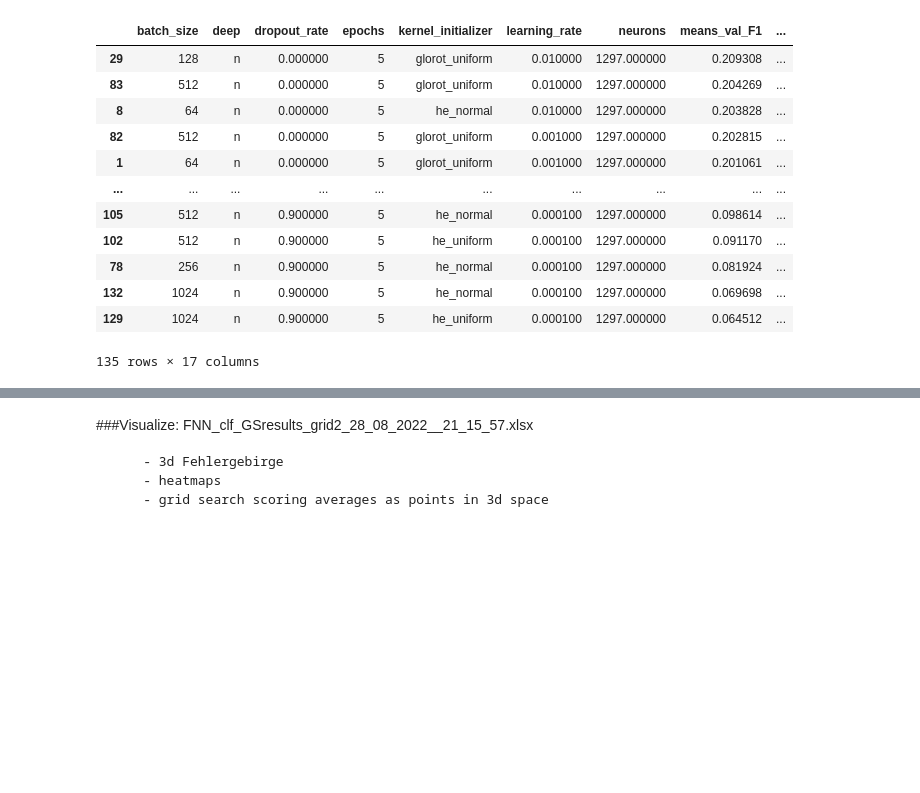
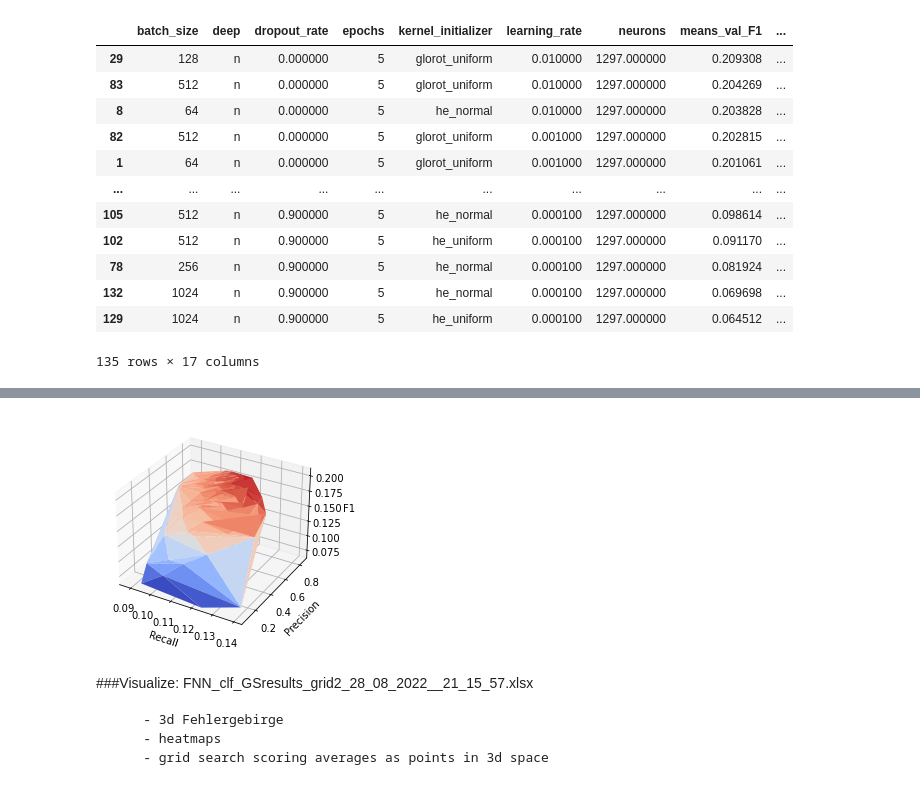
Before and after one commit to marc-feldmann/CustomerChurnPrediction, a Jupyter notebook: report.ipynb, the cells around one changed output, grey strips where cells are left out. Cells and saved outputs as stored; diff of their text form; code cells hidden in the pictures; blank space fills up the shorter version.

```diff
--- a/report.ipynb
+++ b/report.ipynb
@@ -794,3 +840,23 @@ results2.sort_values('means_val_F1', ascending=False)
+# %%
+from matplotlib import cm
+
+#Plotting:
+x = results2['means_val_Precision']
+y = results2['means_val_Recall']
+z = results2['means_val_F1']
+
+fig1 = plt.figure()
+ax = fig1.gca(projection='3d')
+ax.set_xlabel('Recall', fontsize=10)
+ax.set_ylabel('Precision', fontsize=10)
+ax.set_zlabel('F1', fontsize=10)
+ax.set_xlim3d([x.min(),x.max()])
+ax.set_ylim3d([y.min(),y.max()])
+#ax.set_zlim3d([min(mae_values)-0.05,max(mae_values)+0.05])
+
+ax = ax.plot_trisurf(x, y, z, linewidth=0.5, cmap=cm.coolwarm, antialiased=True)
+# %% [output]
+[figure, added]
 # %% [markdown]
 ###Visualize: FNN_clf_GSresults_grid2_28_08_2022__21_15_57.xlsx
 
```
Also changed, not shown: parts of 4 cells of this notebook.
